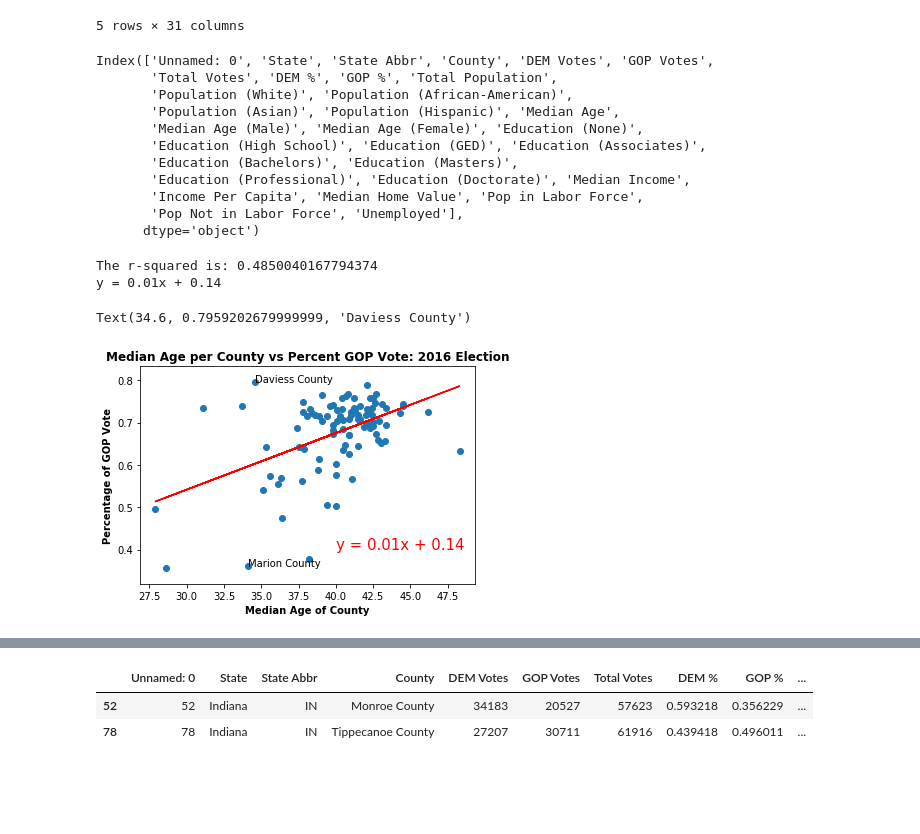
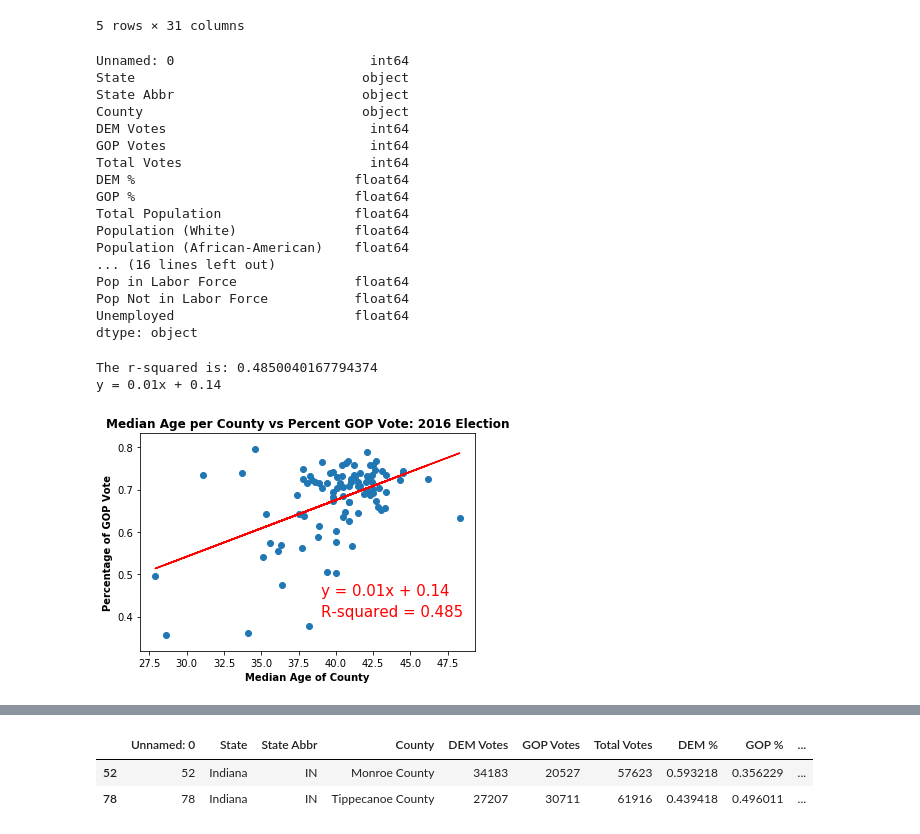
Before and after one commit to Davis1776/2016_Election_and_Demographics, a Jupyter notebook: Age Plots.ipynb, the cells around one changed output, grey strips where cells are left out. Drawn from its saved outputs; the diff is of its cells as text; code cells hidden in the pictures; blank space fills up the shorter version.

```diff
--- a/Age Plots.ipynb
+++ b/Age Plots.ipynb
@@ -18,19 +18,25 @@ election.head()
 | 4 | 4 | Indiana | IN | Blackford County | 1243 | 3349 | 4822 | 0.257777 | 0.694525 | ... |
 5 rows × 31 columns
 # %%
-election.columns
+election.dtypes
 # %% [output]
-Index(['Unnamed: 0', 'State', 'State Abbr', 'County', 'DEM Votes', 'GOP Votes',
-       'Total Votes', 'DEM %', 'GOP %', 'Total Population',
-       'Population (White)', 'Population (African-American)',
-       'Population (Asian)', 'Population (Hispanic)', 'Median Age',
-       'Median Age (Male)', 'Median Age (Female)', 'Education (None)',
-       'Education (High School)', 'Education (GED)', 'Education (Associates)',
-       'Education (Bachelors)', 'Education (Masters)',
-       'Education (Professional)', 'Education (Doctorate)', 'Median Income',
-       'Income Per Capita', 'Median Home Value', 'Pop in Labor Force',
-       'Pop Not in Labor Force', 'Unemployed'],
-      dtype='object')
+Unnamed: 0                         int64
+State                             object
+State Abbr                        object
+County                            object
+DEM Votes                          int64
+GOP Votes                          int64
+Total Votes                        int64
+DEM %                            float64
+GOP %                            float64
+Total Population                 float64
+Population (White)               float64
+Population (African-American)    float64
+... (16 lines left out)
+Pop in Labor Force               float64
+Pop Not in Labor Force           float64
+Unemployed                       float64
+dtype: object
 # %%
 age_thirty=election.loc[(election["Median Age"]>33)&(election["Median Age"]<35)]
 age_thirty.head()
@@ -41,28 +47,29 @@ x_daviess=age_thirty["Median Age"][13]
 y_daviess=age_thirty["GOP %"][13]
 # %%
 #create a scatterplot for median age vs %Republican vote
-plt.scatter(election["Median Age"],election["GOP %"],marker="o");
+plt.scatter(election["Median Age"],election["GOP %"])#,s=election["Total Population"]*10, alpha=0.5);
+#plt.scatter(x, y, s=z*1000, alpha=0.5)
 plt.xlabel("Median Age of County",weight="bold");
 plt.ylabel("Percentage of GOP Vote",weight="bold");
 plt.title("Median Age per County vs Percent GOP Vote: 2016 Election",weight="bold");
 
 # Calculate the correlation coefficient and linear regression model for mouse weight and average tumor volume for the Capomulin regimen
 #Calculate the linear regression values to be plotted against weight
 (slope, intercept, rvalue, pvalue, stderr) = linregress(election["Median Age"],election["GOP %"])
 regress_values = election["Median Age"] * slope + intercept
 line_eq = "y = " + str(round(slope,2)) + "x + " + str(round(intercept,2))
 
 #plot the regression values to form the regression line
 plt.plot(election["Median Age"],regress_values,"r-")
-plt.annotate(line_eq,(40,0.4),fontsize=15,color="red");
+plt.annotate(line_eq,(39,0.45),fontsize=15,color="red");
+plt.annotate(f"R-squared = {round(rvalue,3)}",(39,0.4),fontsize=15,color='red');
 
 print(f"The r-squared is: {rvalue}")
 print(line_eq)
 
-plt.annotate('Marion County',(x_marion,y_marion));
-plt.annotate('Daviess County',(x_daviess,y_daviess))
+#plt.annotate('Marion County',(x_marion,y_marion));
+#plt.annotate('Daviess County',(x_daviess,y_daviess));
 # %% [output]
 The r-squared is: 0.4850040167794374
 y = 0.01x + 0.14
-Text(34.6, 0.7959202679999999, 'Daviess County')
-[figure, old version]
+[figure, new version]
```
Also changed, not shown: parts of 10 cells of this notebook, 6 other files.
